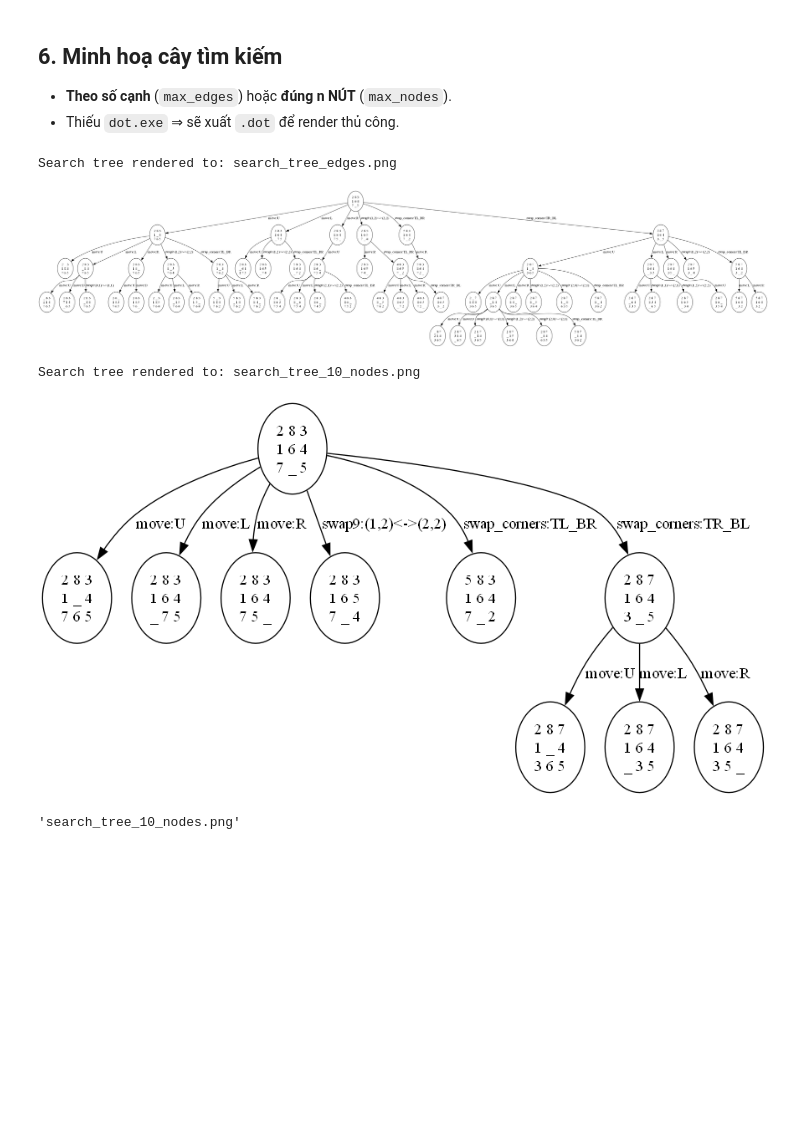
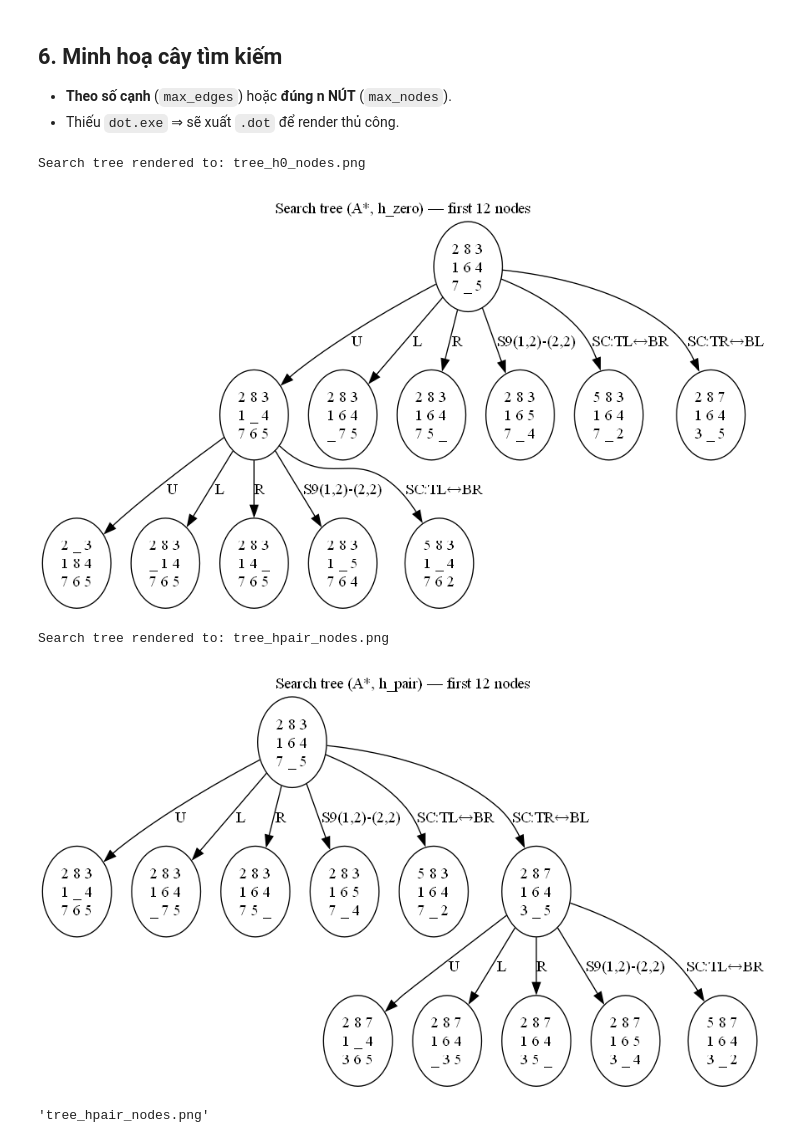
Before and after one commit to haidangchv/midtermAI_08, a Jupyter notebook: source/task1_eight_puzzle/Astar_8Puzzle_fix.ipynb, the cells around one changed output. Cells and saved outputs as stored; diff of their text form; code cells hidden in the pictures; blank space fills up the shorter version.

Commit message:
fix render jpg for 2 heuristic

```diff
--- a/source/task1_eight_puzzle/Astar_8Puzzle_fix.ipynb
+++ b/source/task1_eight_puzzle/Astar_8Puzzle_fix.ipynb
@@ -679,10 +679,21 @@ def render_search_tree_png_by_nodes(astar: AStar, max_nodes: int = 30, filename:
 # %%
 DOT = r"C:\\Program Files\\Graphviz\\bin\\dot.exe"  # Thay đổi nếu cần
-render_search_tree_png(astar, max_edges=60, filename="search_tree_edges", dot_path=DOT)
-render_search_tree_png_by_nodes(astar, max_nodes=10, filename="search_tree_10_nodes", dot_path=DOT)
+
+
+render_search_tree_for_heuristic_nodes(
+    problem, h_zero, max_nodes=12,
+    filename="tree_h0_nodes",
+    graph_title="Search tree (A*, h_zero) — first 12 nodes"
+)
+
+render_search_tree_for_heuristic_nodes(
+    problem, h_pair, max_nodes=12,
+    filename="tree_hpair_nodes",
+    graph_title="Search tree (A*, h_pair) — first 12 nodes"
+)
 # %% [output]
-Search tree rendered to: search_tree_edges.png
+Search tree rendered to: tree_h0_nodes.png
-[figure, old version]
+[figure, new version]
-Search tree rendered to: search_tree_10_nodes.png
+Search tree rendered to: tree_hpair_nodes.png
-[figure, old version]
+[figure, new version]
-'search_tree_10_nodes.png'
+'tree_hpair_nodes.png'
```
Also changed, not shown: parts of 2 cells of this notebook, 7 other files.
